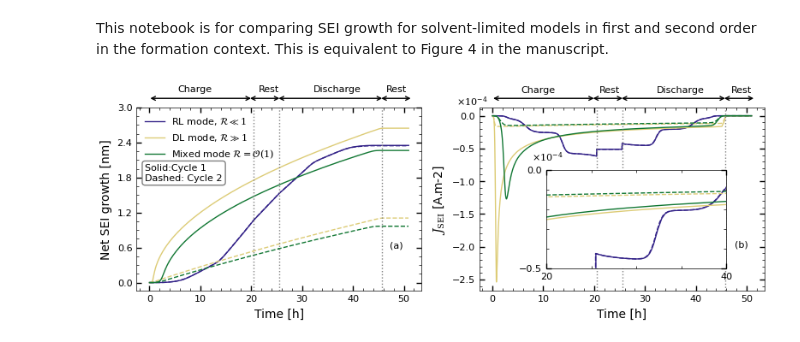
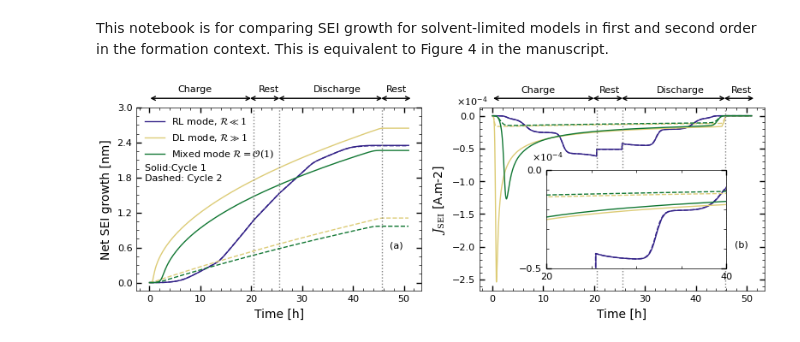
Before and after one commit to mmsg-warwick/zero-dimension-comparison-SEI, a Jupyter notebook: examples/solvent_limited.ipynb, the cells around one changed output. Drawn from its saved outputs; the diff is of its cells as text; code cells hidden in the pictures.

```diff
--- a/examples/solvent_limited.ipynb
+++ b/examples/solvent_limited.ipynb
@@ -40,7 +40,7 @@ sols = [sim.solve(initial_soc = 0) for sim in sims]
 import matplotlib.pyplot as plt
 from mpl_toolkits.axes_grid1.inset_locator import inset_axes
 from style_figs import set_plotting_format
-
+import scienceplots
 set_plotting_format("paper")  # input should be either "presentation" or "paper"
 
 fig, axes = plt.subplots(1, 2, figsize=(8, 3), sharex=True)
@@ -71,7 +71,7 @@ axes[0].set_xlabel("Time [h]")
 axes[0].set_ylabel("Net SEI growth [nm]")
 axes[0].legend()
 axes[0].text(0.03, 0.6, 'Solid:Cycle 1\nDashed: Cycle 2',
-            transform = axes[0].transAxes, bbox = dict(boxstyle='round', facecolor = 'white', alpha=0.5))
+            transform = axes[0].transAxes)
 
 
 axes[0].axvline(x = 20.5, color = 'grey', linestyle = ':', linewidth=1)
@@ -116,31 +116,31 @@ axes[1].text(37, 0.35, 'Discharge', ha='center')
 axes[1].text(49,0.35, 'Rest', ha='center')
 axes[1].text(49, -2, '(b)', ha='center')
 
 axes[1].annotate('', xy=(0.04, 1.05), xytext=(0.41, 1.05), xycoords='axes fraction', textcoords='axes fraction',
                  arrowprops={'arrowstyle': '<->', 'color': 'black'})
 axes[1].annotate('', xy=(0.39, 1.05), xytext=(0.51, 1.05), xycoords='axes fraction', textcoords='axes fraction',
                  arrowprops={'arrowstyle': '<->', 'color': 'black'})
 axes[1].annotate('', xy=(0.49, 1.05), xytext=(0.87, 1.05), xycoords='axes fraction', textcoords='axes fraction',
                  arrowprops={'arrowstyle': '<->', 'color': 'black'})
 axes[1].annotate('', xy=(0.85, 1.05), xytext=(0.97, 1.05), xycoords='axes fraction', textcoords='axes fraction',
                  arrowprops={'arrowstyle': '<->', 'color': 'black'})
 
 
 axes[1].set_xlabel("Time [h]")
 axes[1].set_ylabel(
     r"$J_\mathrm{SEI}$ [A.m-2] ")
 axes[1].text(-0.08, 1.07, r'$\times 10^{-4}$', transform=axes[1].transAxes,
              verticalalignment='top')
 axins.text(-0.08, 1.07, r'$\times 10^{-4}$', transform=axins.transAxes,
              verticalalignment='bottom')
 axins.set_xlim(20, 40)
 axins.set_ylim(-0.4, 0)
 # Set the locations of the x and y ticks
 axins.set_xticks([20, 40])
 axins.set_yticks([-0.5, 0])
 
 
 plt.tight_layout()
 plt.savefig("figs/solvent_limited.png", dpi=300)
 # %% [output]
-[figure, old version]
+[figure, new version]
```
